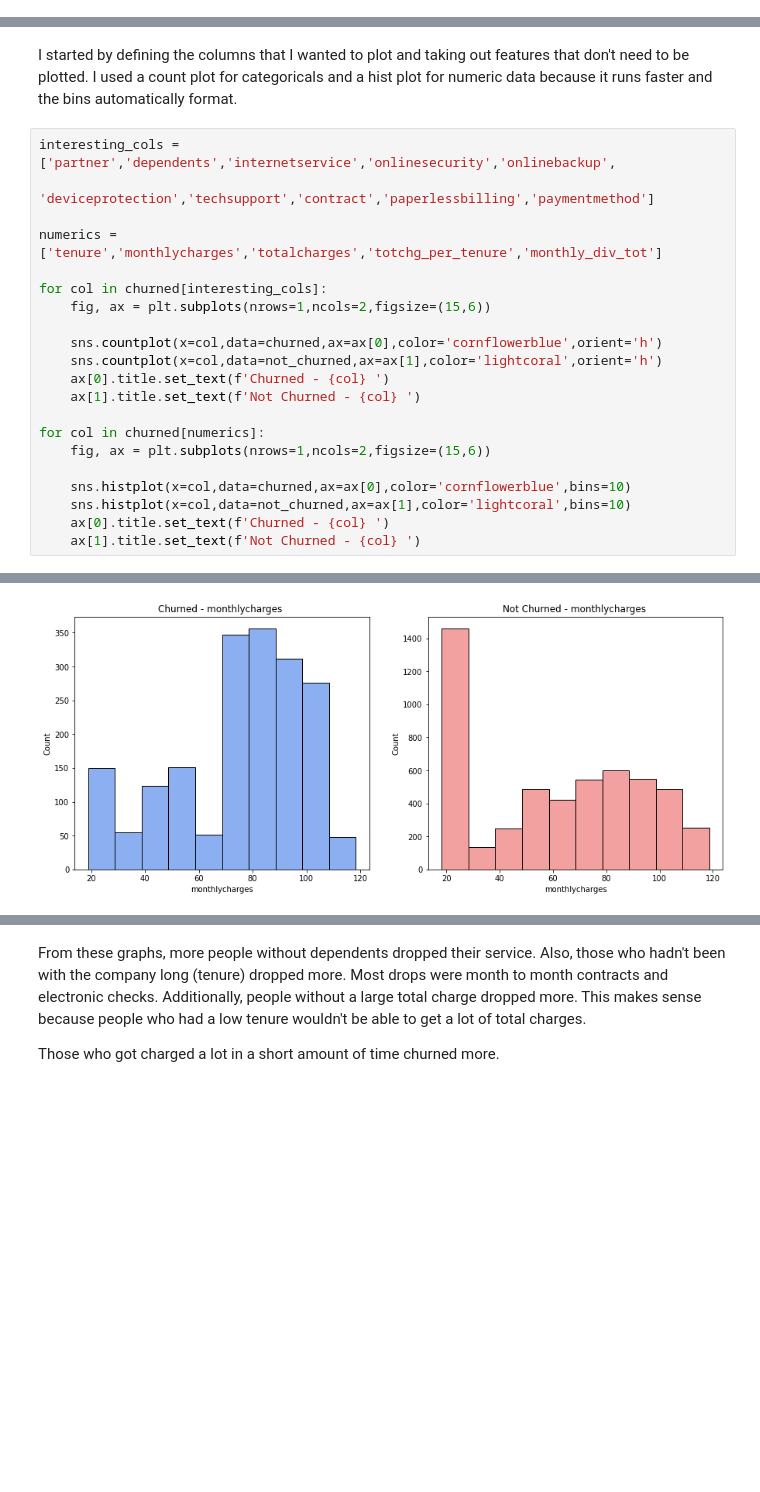
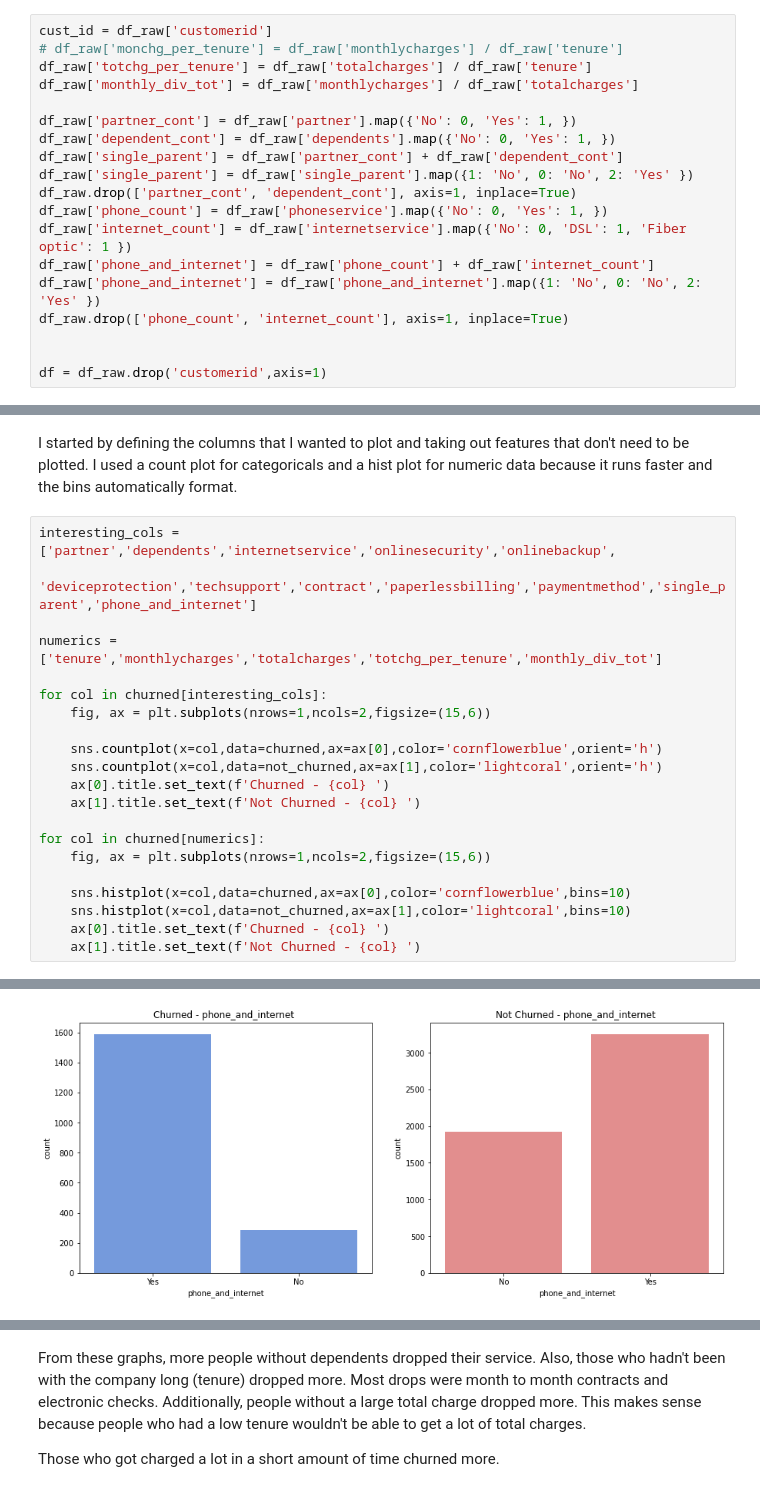
Before and after one commit to GriffinRiner/bsc-phase-three-project, a Jupyter notebook: notebooks/exploratory/Warren/EDA.ipynb, the cells around one changed output, grey strips where cells are left out. Saved outputs shown, nothing was run; the diff lists cells and outputs as text; blank space fills up the shorter version.

```diff
--- a/notebooks/exploratory/Warren/EDA.ipynb
+++ b/notebooks/exploratory/Warren/EDA.ipynb
@@ -51,3 +53,22 @@ df_raw.columns = df_raw.columns.str.lower()
+# %%
+cust_id = df_raw['customerid']
+# df_raw['monchg_per_tenure'] = df_raw['monthlycharges'] / df_raw['tenure']
+df_raw['totchg_per_tenure'] = df_raw['totalcharges'] / df_raw['tenure']
+df_raw['monthly_div_tot'] = df_raw['monthlycharges'] / df_raw['totalcharges']
+
+df_raw['partner_cont'] = df_raw['partner'].map({'No': 0, 'Yes': 1, })
+df_raw['dependent_cont'] = df_raw['dependents'].map({'No': 0, 'Yes': 1, })
+df_raw['single_parent'] = df_raw['partner_cont'] + df_raw['dependent_cont']
+df_raw['single_parent'] = df_raw['single_parent'].map({1: 'No', 0: 'No', 2: 'Yes' })
+df_raw.drop(['partner_cont', 'dependent_cont'], axis=1, inplace=True)
+df_raw['phone_count'] = df_raw['phoneservice'].map({'No': 0, 'Yes': 1, })
+df_raw['internet_count'] = df_raw['internetservice'].map({'No': 0, 'DSL': 1, 'Fiber optic': 1 })
+df_raw['phone_and_internet'] = df_raw['phone_count'] + df_raw['internet_count']
+df_raw['phone_and_internet'] = df_raw['phone_and_internet'].map({1: 'No', 0: 'No', 2: 'Yes' })
+df_raw.drop(['phone_count', 'internet_count'], axis=1, inplace=True)
+
+
+df = df_raw.drop('customerid',axis=1)
 # %%
 for col in df_raw.columns:
     print(col,df_raw[col].nunique())
@@ -156,7 +169,7 @@ not_churned = df_raw.loc[df_raw['churn'] == 'No']
 I started by defining the columns that I wanted to plot and taking out features that don't need to be plotted. I used a count plot for categoricals and a hist plot for numeric data because it runs faster and the bins automatically format.
 # %%
 interesting_cols = ['partner','dependents','internetservice','onlinesecurity','onlinebackup',
-              'deviceprotection','techsupport','contract','paperlessbilling','paymentmethod']
+              'deviceprotection','techsupport','contract','paperlessbilling','paymentmethod','single_parent','phone_and_internet']
 
 numerics = ['tenure','monthlycharges','totalcharges','totchg_per_tenure','monthly_div_tot']
 
@@ -190 +203 @@ for col in churned[numerics]:
-[figure, old version]
+[figure, new version]
```
Also changed, not shown: parts of 6 cells of this notebook, 3 other files.
